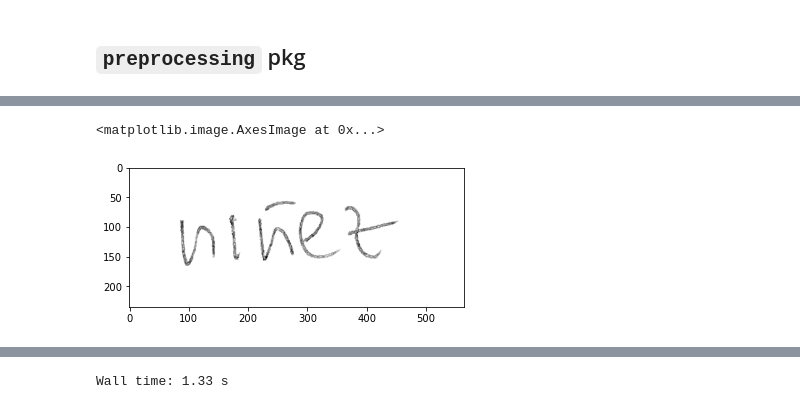
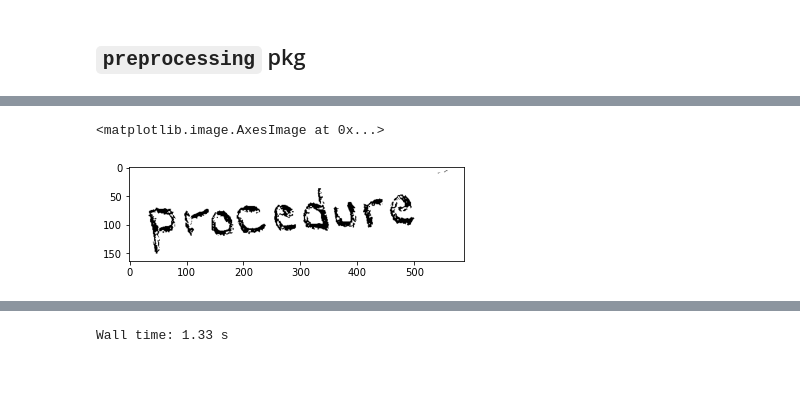
Before and after one commit to espetro/text-processing-old, a Jupyter notebook: testing.ipynb, the cells around one changed output, grey strips where cells are left out. Cells and saved outputs as stored; diff of their text form; code cells hidden in the pictures; blank space fills up the shorter version.

```diff
--- a/testing.ipynb
+++ b/testing.ipynb
@@ -9,7 +9,7 @@ import matplotlib.pyplot as plt
 def imload(fpath):
     return cv2.cvtColor(cv2.imread(fpath), cv2.COLOR_BGR2RGB)
 # %%
-test = "../data-sources/spanish-words-mini/w124_rgb_15.png"
+test = "../data-sources/highlighted-words/unseen_word_raw.png"
 image = imload(test)
 plt.imshow(image)
 # %% [output]
@@ -40,5 +40,5 @@ Wall time: 3.44 s
 from preproc import RobustBinarize
 
 bin_image = RobustBinarize.illumination_compensation(image)
-plt.imshow(bin_image, cmap="gray")
+plt.imshow(bin_image > 100, cmap="gray")
 # %% [output]
@@ -46,5 +46,5 @@ Wall time: 38.9 ms
 <matplotlib.image.AxesImage at 0x...>
-[figure, old version]
+[figure, new version]
 # %%
 %%time
 test = "../data-sources/spanish-words-originals/test3_mini_lowq.jpg"
```
Also changed, not shown: parts of 5 cells of this notebook, 3 other files.
